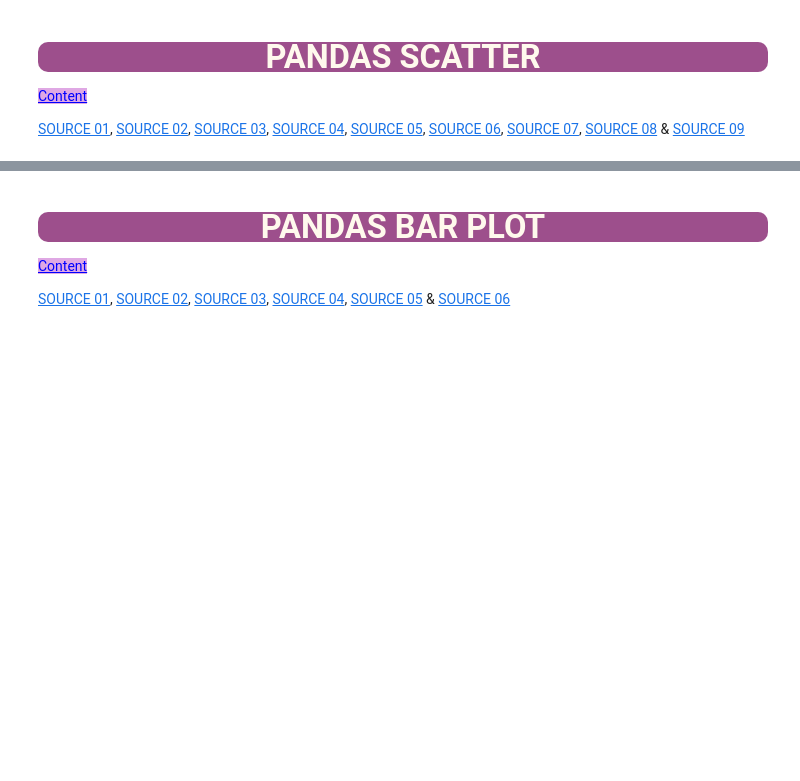
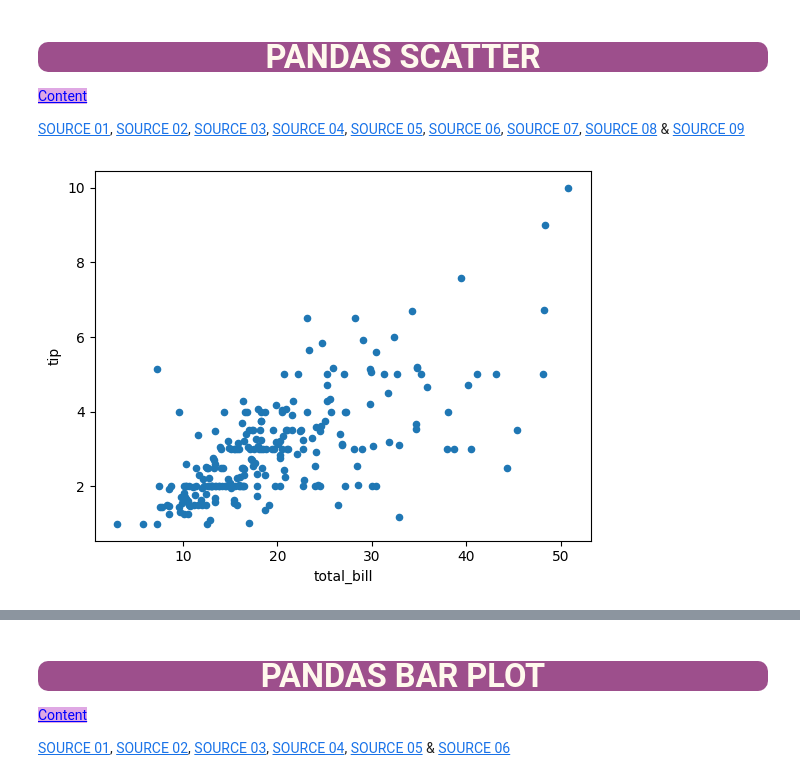
Before and after one commit to SabahattinCag/DataVisualization, a Jupyter notebook: Lecture_Notes/DVwPy_S02_Matplotlib_Part02 & Pandas.ipynb.ipynb, the cells around one changed output, grey strips where cells are left out. Cells and saved outputs as stored; diff of their text form; code cells hidden in the pictures; blank space fills up the shorter version.

```diff
--- a/Lecture_Notes/DVwPy_S02_Matplotlib_Part02 & Pandas.ipynb.ipynb
+++ b/Lecture_Notes/DVwPy_S02_Matplotlib_Part02 & Pandas.ipynb.ipynb
@@ -1302,3 +1319,7 @@ Notes
 style="color:blue; background-color:#dfa8e4" data-toggle="popover">Content</a>
 
 [SOURCE 01](https://pandas.pydata.org/pandas-docs/version/0.25.0/reference/api/pandas.DataFrame.plot.scatter.html), [SOURCE 02](https://www.geeksforgeeks.org/pandas-scatter-plot-dataframe-plot-scatter/#:~:text=A%20Scatter%20plot%20is%20a,relationship%20between%20two%20numerical%20variables.&text=Calling%20the%20scatter()%20method,two%20columns%20of%20pandas%20DataFrame.), [SOURCE 03](https://data36.com/scatter-plot-pandas-matplotlib/), [SOURCE 04](https://pythontic.com/pandas/dataframe-plotting/scatter%20plot), [SOURCE 05](https://saralgyaan.com/posts/matplotlib-tutorial-in-python-chapter-6-scatter-plotting/), [SOURCE 06](https://www.youtube.com/watch?v=0IKz-KxDCuM), [SOURCE 07](https://www.youtube.com/watch?v=DWhwQ1_oXnw), [SOURCE 08](https://www.youtube.com/watch?v=i_H5fjqRUDE) & [SOURCE 09](https://www.youtube.com/watch?v=9q-d7TzRjG0&t=28s)
+# %%
+tips.plot.scatter(x="total_bill", y="tip");
+# %% [output]
+[figure, added]
```
Also changed, not shown: parts of 39 cells of this notebook, 1 other file.
